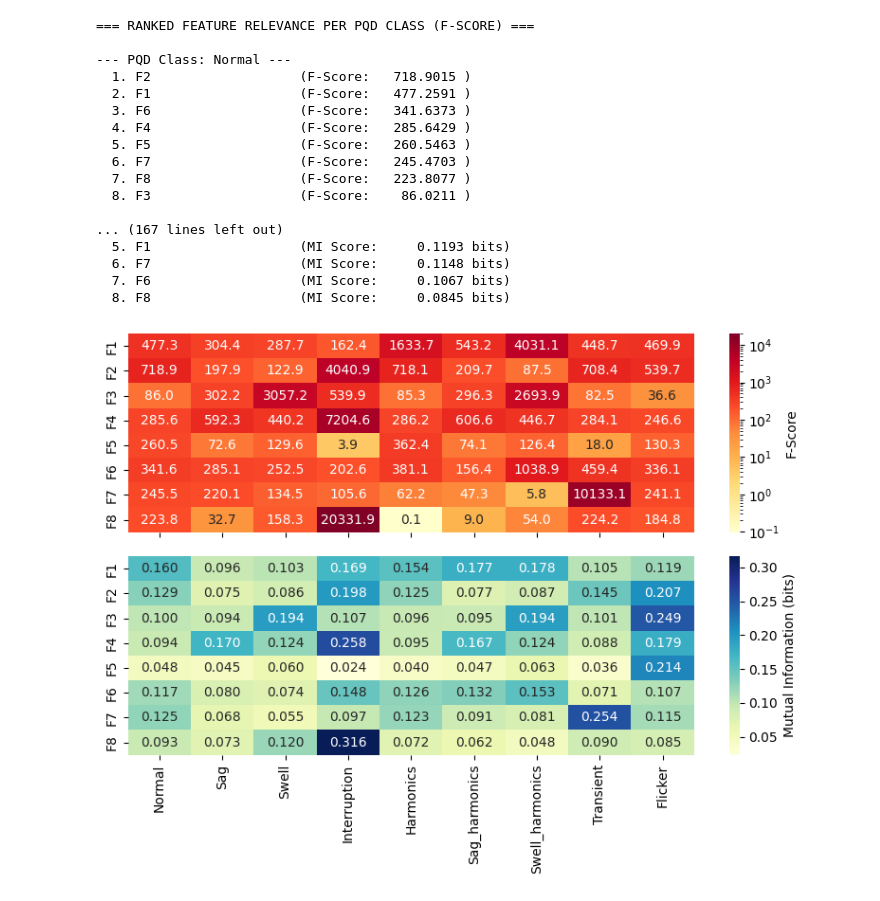
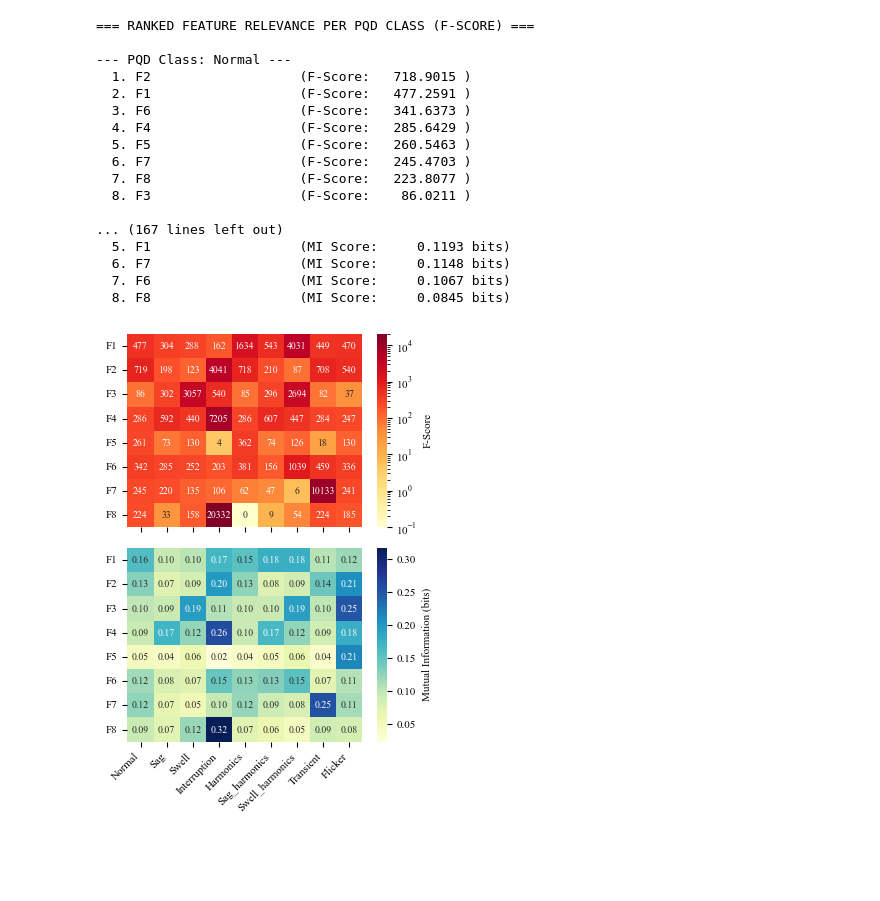
Before and after one commit to Kibestar/EE4C12---Machine-Learning-Project, a Jupyter notebook: Code/01 Task/paul/PAUL_feature_scoring.ipynb, the cells around one changed output. Cells and saved outputs as stored; diff of their text form; code cells hidden in the pictures; blank space fills up the shorter version.

```diff
--- a/Code/01 Task/paul/PAUL_feature_scoring.ipynb
+++ b/Code/01 Task/paul/PAUL_feature_scoring.ipynb
@@ -74,13 +74,23 @@ print_ranked_features(mi_score_df, metric_name="MI Score", unit="bits")
 # -----------------------------------------------------------------------------
 # 4. Side-by-Side Heatmap Visualization
 # -----------------------------------------------------------------------------
-fig, axes = plt.subplots(2, 1, figsize=(8, 6), sharex='col', sharey='row')
+plt.rcParams.update({
+    "font.family": "serif",
+    "font.serif": ["Times New Roman"],
+    "font.size": 7,           # Matches \footnotesize
+    "axes.labelsize": 8,
+    "xtick.labelsize": 8,
+    "ytick.labelsize": 8,
+    "legend.fontsize": 8,
+    "figure.titlesize": 9
+})
+fig, axes = plt.subplots(2, 1, figsize=(3.5, 5), sharex='col', sharey='row')
 
 # Panel 1: ANOVA F-Score Heatmap
 sns.heatmap(
     f_score_df,
     annot=True,
-    fmt=".1f",
+    fmt=".0f",
     cmap="YlOrRd",
     cbar_kws={"label": "F-Score"},
     ax=axes[0],
@@ -94,38 +104,42 @@ sns.heatmap(
 sns.heatmap(
     mi_score_df,
     annot=True,
-    fmt=".3f",
+    fmt=".2f",
     cmap="YlGnBu",
     cbar_kws={"label": "Mutual Information (bits)"},
     ax=axes[1],
 )
 # axes[1].set_title(
 #     "Mutual Information per PQD Class (Information Gain)", fontsize=12, pad=10
 # )
 # plt.suptitle(
 #     "Per-Class Feature Relevance Comparison (One-vs-Rest)",
 #     fontsize=16,
 #     y=1.02,
 # )
+for ax in axes:
+    plt.setp(ax.get_yticklabels(), rotation=0)
+plt.setp(axes[1].get_xticklabels(), rotation=45, ha="right")
+
 plt.tight_layout()
 plt.show()
 fig.savefig("feature_relevance_heatmaps.pdf", bbox_inches="tight")
 # %% [output]
 === RANKED FEATURE RELEVANCE PER PQD CLASS (F-SCORE) ===
 
 --- PQD Class: Normal ---
   1. F2                   (F-Score:   718.9015 )
   2. F1                   (F-Score:   477.2591 )
   3. F6                   (F-Score:   341.6373 )
   4. F4                   (F-Score:   285.6429 )
   5. F5                   (F-Score:   260.5463 )
   6. F7                   (F-Score:   245.4703 )
   7. F8                   (F-Score:   223.8077 )
   8. F3                   (F-Score:    86.0211 )
 
 ... (167 lines left out)
   5. F1                   (MI Score:     0.1193 bits)
   6. F7                   (MI Score:     0.1148 bits)
   7. F6                   (MI Score:     0.1067 bits)
   8. F8                   (MI Score:     0.0845 bits)
-[figure, old version]
+[figure, new version]
```
Also changed, not shown: 7 other files.
